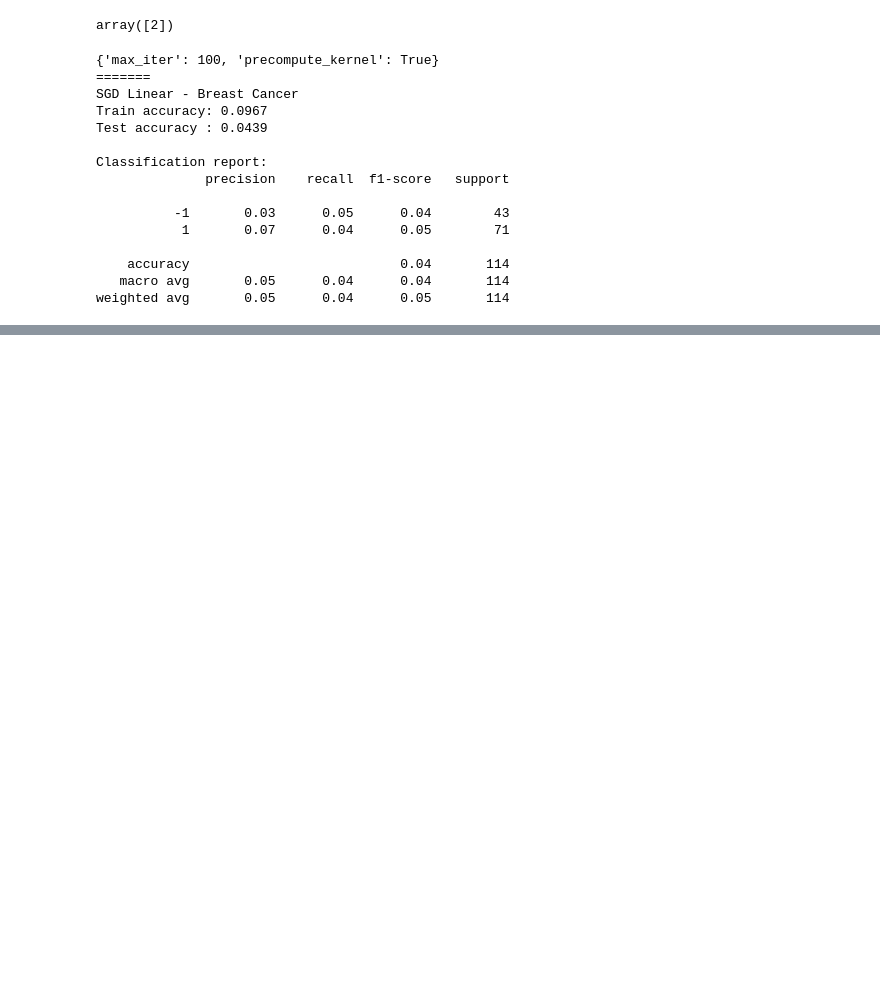
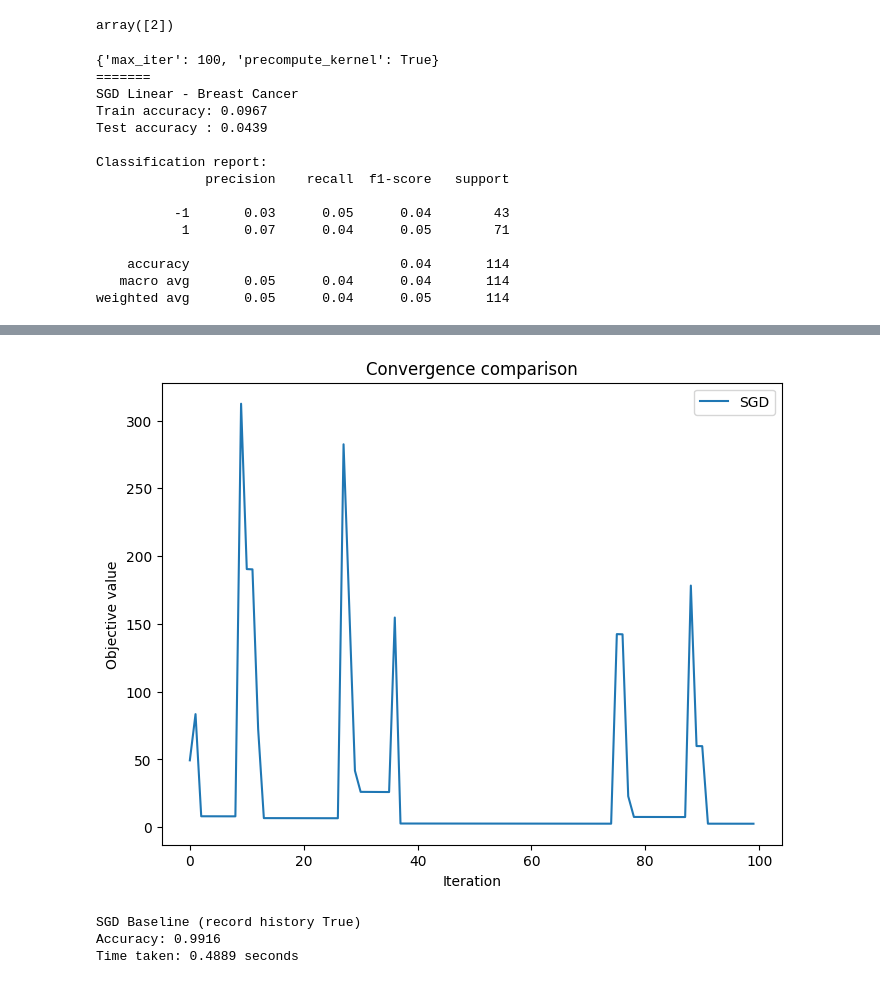
Before and after one commit to PioRow/Stochastic_Conjugete_subgradient_algorithm_for_kernel_SVM, a Jupyter notebook: algorithm_base_comparison.ipynb, the cells around one changed output, grey strips where cells are left out. Saved outputs shown, nothing was run; the diff lists cells and outputs as text; code cells hidden in the pictures; blank space fills up the shorter version.

```diff
--- a/algorithm_base_comparison.ipynb
+++ b/algorithm_base_comparison.ipynb
@@ -419,0 +647,2 @@ weighted avg       0.05      0.04      0.05       114
+# %%
+X_train, X_test, y_train, y_test = train_test_split(X, y, test_size=0.2, random_state=42)
@@ -419,0 +677,24 @@ weighted avg       0.05      0.04      0.05       114
+# %%
+sgd_model = SGDBaseline(kernel=LinearKernel(), eta=0.001)
+start_time = time.time()
+sgd_model.fit(X_train, y_train, max_iter = 100, precompute_kernel = True, record_history = False)
+end_time = time.time()
+y_pred = sgd_model.predict(X_test)
+acc = accuracy_score(y_test, y_pred)
+print("SGD Baseline")
+print(f"Accuracy: {acc:.4f}")
+print(f"Time taken: {end_time - start_time:.4f} seconds")
+
+print("")
+print("")
+print("")
+
+sgd_model = SGDBaseline(kernel=LinearKernel(), eta=0.001)
+start_time = time.time()
+sgd_model.fit(X_train, y_train, max_iter = 100, precompute_kernel = True, record_history = True)
+end_time = time.time()
+y_pred = sgd_model.predict(X_test)
+acc = accuracy_score(y_test, y_pred)
+print("SGD Baseline (record history True)")
+print(f"Accuracy: {acc:.4f}")
+print(f"Time taken: {end_time - start_time:.4f} seconds")
@@ -419,0 +711,21 @@ weighted avg       0.05      0.04      0.05       114
+# %%
+plot_convergence(
+    [sgd_model],
+    ["SGD"]
+)
+# %% [output]
+[figure, added]
+# %%
+sgd_model = SGDBaseline(kernel=RBFKernel(gamma_rbf=2.0), eta=0.005)
+start_time = time.time()
+sgd_model.fit(X_train, y_train, max_iter = 1000, precompute_kernel = False, record_history = True)
+end_time = time.time()
+y_pred = sgd_model.predict(X_test)
+acc = accuracy_score(y_test, y_pred)
+print("SGD Baseline (record history True)")
+print(f"Accuracy: {acc:.4f}")
+print(f"Time taken: {end_time - start_time:.4f} seconds")
+# %% [output]
+SGD Baseline (record history True)
+Accuracy: 0.9916
+Time taken: 0.4889 seconds
```
Also changed, not shown: parts of 23 cells of this notebook, 7 other files.
